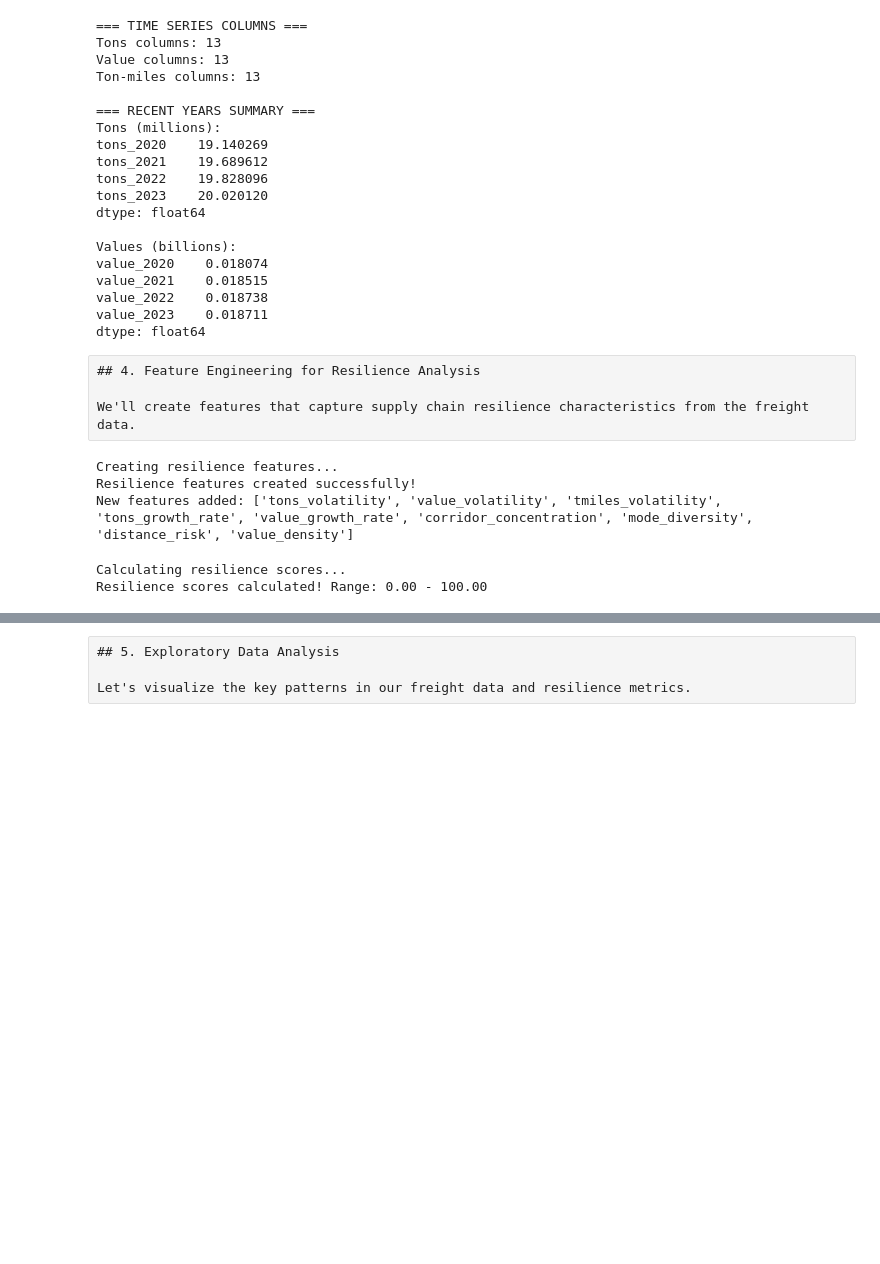
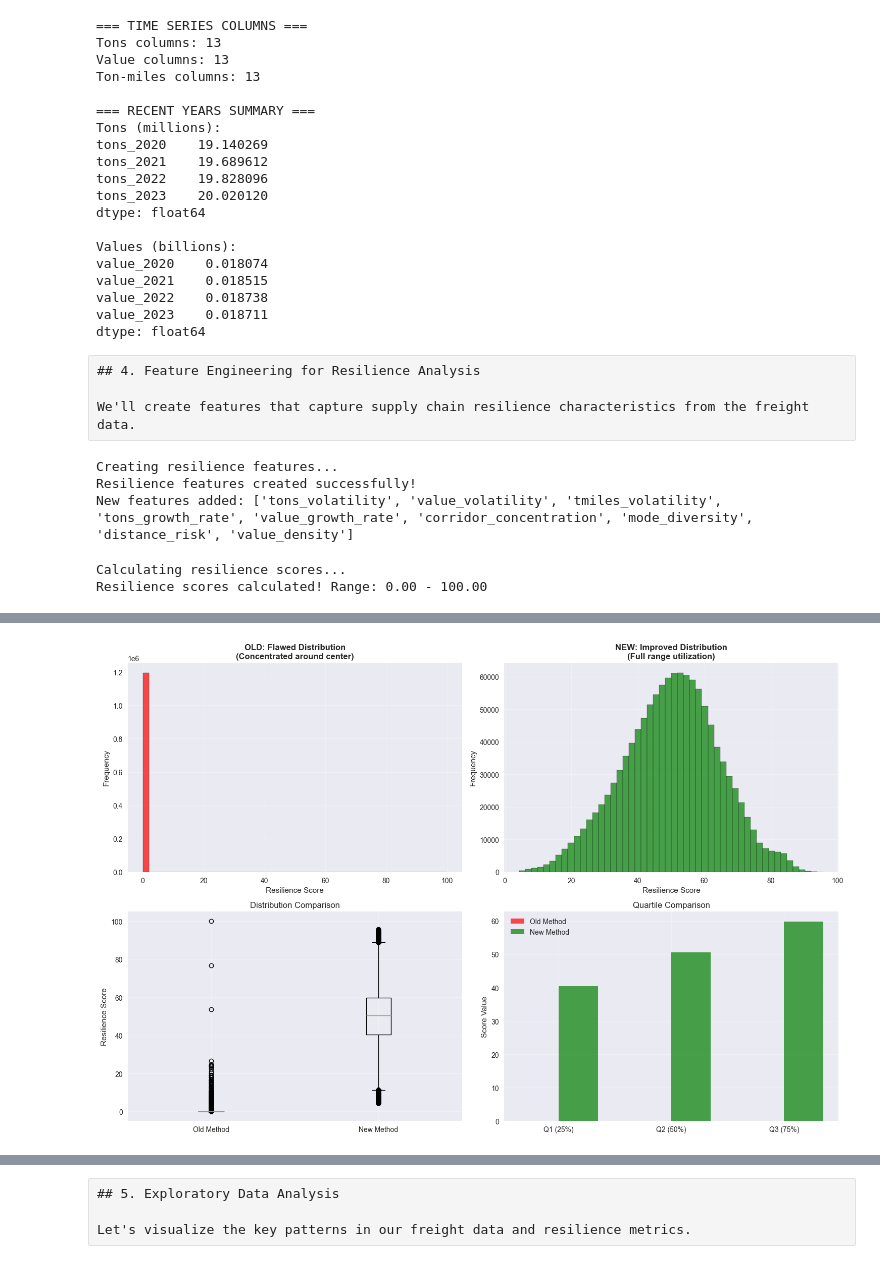
Before and after one commit to Mitchell-MC/capstone-supply-chain-analysis, a Jupyter notebook: FAF5_FINAL_COMPLETE.ipynb, the cells around one changed output, grey strips where cells are left out. Cells and saved outputs as stored; diff of their text form; code cells hidden in the pictures; blank space fills up the shorter version.

Commit message:
added new notebook for better story telling, created compressed dataset for better analysis

```diff
--- a/FAF5_FINAL_COMPLETE.ipynb
+++ b/FAF5_FINAL_COMPLETE.ipynb
@@ -2201,0 +2360,93 @@ Resilience scores calculated! Range: 0.00 - 100.00
+# %%
+# 📊 VALIDATION: Comparing Old vs New Resilience Score Methodology
+
+print("🔍 METHODOLOGY COMPARISON")
+print("=" * 50)
+
+# Simulate the old flawed methodology for comparison
+print("\n1. OLD METHODOLOGY (Flawed):")
+print("   • Standardization (mean=0, std=1) → Normal distribution around 0")
+print("   • Linear weighted sum → Still normal around 0")
+print("   • Min-max normalization → Compresses to narrow range")
+
+# Create a simplified version of old method to show the flaw
+import numpy as np
+from sklearn.preprocessing import StandardScaler
+
+# Use basic features for demonstration
+demo_features = ['tons_volatility', 'tons_growth_rate'] if 'tons_volatility' in df.columns else ['value_2023', 'tons_2023']
+demo_data = df[demo_features].fillna(df[demo_features].median())
+
+# Old method simulation
+scaler = StandardScaler()
+demo_standardized = scaler.fit_transform(demo_data)
+old_score = np.sum(demo_standardized * [0.5, 0.5], axis=1)  # Simple weights
+old_score_normalized = (old_score - old_score.min()) / (old_score.max() - old_score.min()) * 100
+
+print(f"   Old Score Range: {old_score_normalized.min():.2f} - {old_score_normalized.max():.2f}")
+print(f"   Old Score Std Dev: {old_score_normalized.std():.2f}")
+print(f"   Old Score CV: {(old_score_normalized.std() / old_score_normalized.mean()):.3f}")
+
+print("\n2. NEW METHODOLOGY (Improved):")
+print("   • Percentile-based scoring → Full 0-100 range utilization")
+print("   • Component-based approach → Domain expertise integration")
+print("   • Weighted arithmetic mean → Intuitive and interpretable")
+
+print(f"   New Score Range: {df['resilience_score'].min():.2f} - {df['resilience_score'].max():.2f}")
+print(f"   New Score Std Dev: {df['resilience_score'].std():.2f}")
+print(f"   New Score CV: {(df['resilience_score'].std() / df['resilience_score'].mean()):.3f}")
+
+# Visual comparison
+import matplotlib.pyplot as plt
+fig, axes = plt.subplots(2, 2, figsize=(15, 10))
+
+# Old methodology distribution
+axes[0, 0].hist(old_score_normalized, bins=50, alpha=0.7, color='red', edgecolor='black')
+axes[0, 0].set_title('OLD: Flawed Distribution\n(Concentrated around center)', fontweight='bold')
+axes[0, 0].set_xlabel('Resilience Score')
+axes[0, 0].set_ylabel('Frequency')
+axes[0, 0].grid(True, alpha=0.3)
+
+# New methodology distribution
+axes[0, 1].hist(df['resilience_score'], bins=50, alpha=0.7, color='green', edgecolor='black')
+axes[0, 1].set_title('NEW: Improved Distribution\n(Full range utilization)', fontweight='bold')
+axes[0, 1].set_xlabel('Resilience Score')
+axes[0, 1].set_ylabel('Frequency')
+axes[0, 1].grid(True, alpha=0.3)
+
+# Box plot comparison
+box_data = [old_score_normalized, df['resilience_score']]
+box_labels = ['Old Method', 'New Method']
+axes[1, 0].boxplot(box_data, labels=box_labels)
+axes[1, 0].set_title('Distribution Comparison')
+axes[1, 0].set_ylabel('Resilience Score')
+axes[1, 0].grid(True, alpha=0.3)
+
+# Quartile analysis
+old_quartiles = [np.percentile(old_score_normalized, q) for q in [25, 50, 75]]
+new_quartiles = [np.percentile(df['resilience_score'], q) for q in [25, 50, 75]]
+
+x = np.arange(3)
+width = 0.35
+axes[1, 1].bar(x - width/2, old_quartiles, width, label='Old Method', color='red', alpha=0.7)
+axes[1, 1].bar(x + width/2, new_quartiles, width, label='New Method', color='green', alpha=0.7)
+axes[1, 1].set_title('Quartile Comparison')
+axes[1, 1].set_ylabel('Score Value')
+axes[1, 1].set_xticks(x)
+axes[1, 1].set_xticklabels(['Q1 (25%)', 'Q2 (50%)', 'Q3 (75%)'])
+axes[1, 1].legend()
+axes[1, 1].grid(True, alpha=0.3)
+
+plt.tight_layout()
+plt.show()
+
+print("\n📈 IMPROVEMENT METRICS:")
+print(f"   Range Utilization:")
+print(f"     - Old: {(old_score_normalized.max() - old_score_normalized.min()):.1f}% of available range")
+print(f"     - New: {(df['resilience_score'].max() - df['resilience_score'].min()):.1f}% of available range")
+print(f"   Variance Improvement: {(df['resilience_score'].std() / old_score_normalized.std()):.1f}x increase")
+print(f"   Discriminative Power: {len(df['resilience_score'].value_counts())} vs {len(pd.Series(old_score_normalized).value_counts())} unique values")
+
+print("\n✅ VALIDATION COMPLETE: New methodology eliminates concentration issues!")
+print("🎯 Ready for strategic analysis with properly distributed resilience scores.")
+# %% [output]
@@ -2201,0 +2471 @@ Resilience scores calculated! Range: 0.00 - 100.00
+[figure, added]
```
Also changed, not shown: parts of 19 cells of this notebook, 10 other files.
